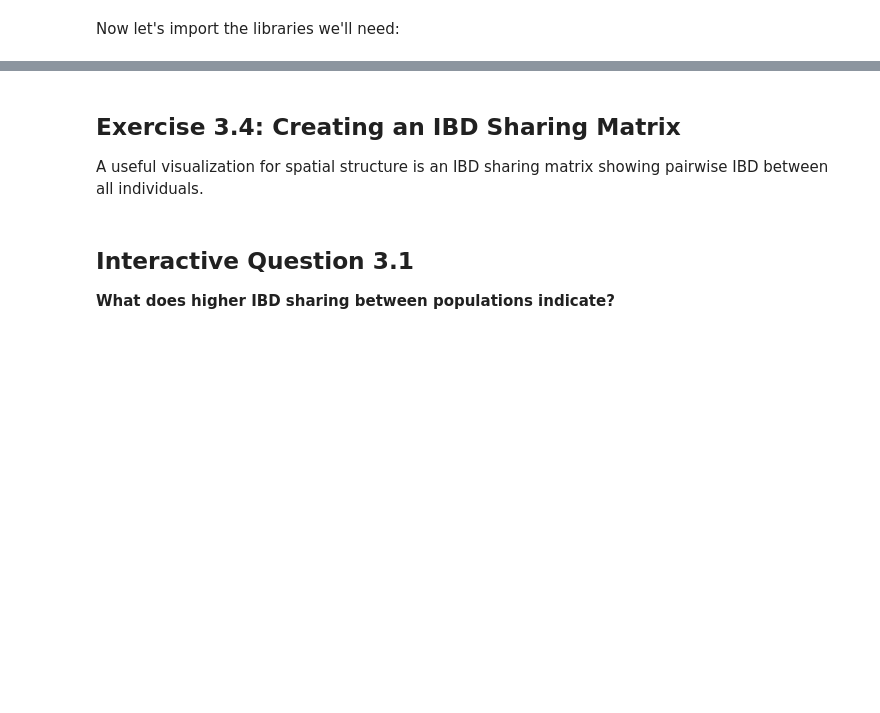
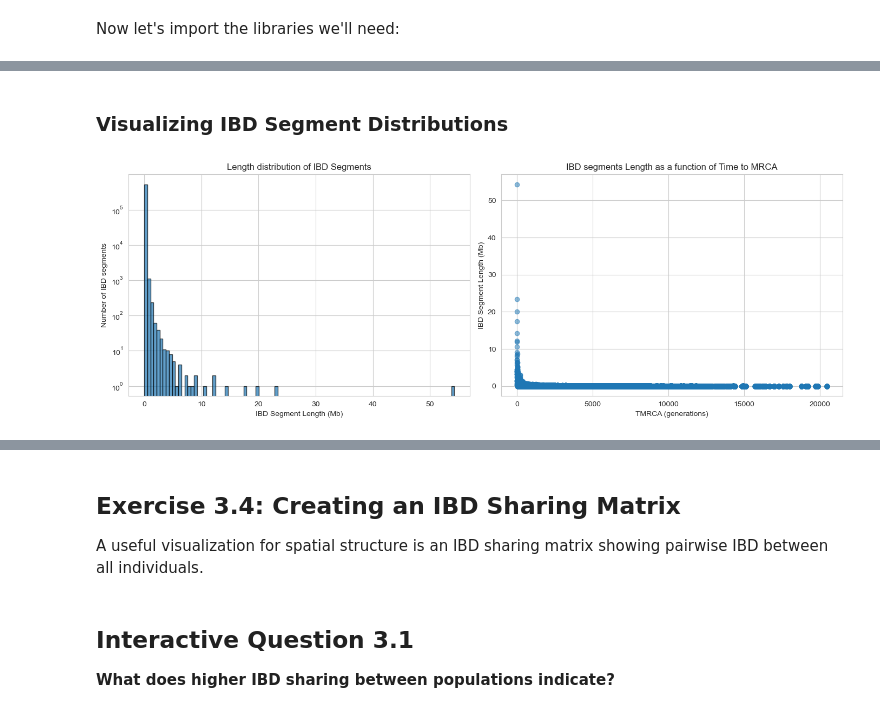
Before and after one commit to PA-GAGNAIRE/DevOCGen, a Jupyter notebook: IBD_genomics_workshop.ipynb, the cells around one changed output, grey strips where cells are left out. Saved outputs shown, nothing was run; the diff lists cells and outputs as text; code cells hidden in the pictures; blank space fills up the shorter version.

```diff
--- a/IBD_genomics_workshop.ipynb
+++ b/IBD_genomics_workshop.ipynb
@@ -841,0 +348,6 @@ plt.show()
+# %%
+ibd_df_full = Extract_stitched_IBD_segments(ts, min_span=0, max_time=None)
+
+print(f"Found {len(ibd_df_full)} IBD segments")
+print("\nFirst few IBD segments:")
+display(ibd_df_full.head(10))
@@ -841,0 +369,22 @@ plt.show()
+# %% [markdown]
+### Visualizing IBD Segment Distributions
+# %%
+fig, plot = plt.subplots(1, 2, figsize=(14, 5))
+
+# Plot 1: IBD length distribution
+plot[0].hist(ibd_df_full['Length']/1e6, bins=100, edgecolor='black', alpha=0.7)
+plot[0].set_yscale('log')
+plot[0].set_xlabel('IBD Segment Length (Mb)')
+plot[0].set_ylabel('Number of IBD segments')
+plot[0].set_title('Length distribution of IBD Segments')
+
+# Plot 2: TMRCA vs length
+plot[1].scatter(ibd_df_full['Time'], ibd_df_full['Length']/1e6, alpha=0.5)
+plot[1].set_xlabel('TMRCA (generations)')
+plot[1].set_ylabel('IBD Segment Length (Mb)')
+plot[1].set_title('IBD segments Length as a function of Time to MRCA')
+
+plt.tight_layout()
+plt.show()
+# %% [output]
+[figure, added]
```
Also changed, not shown: parts of 93 cells of this notebook, 8 other files.
